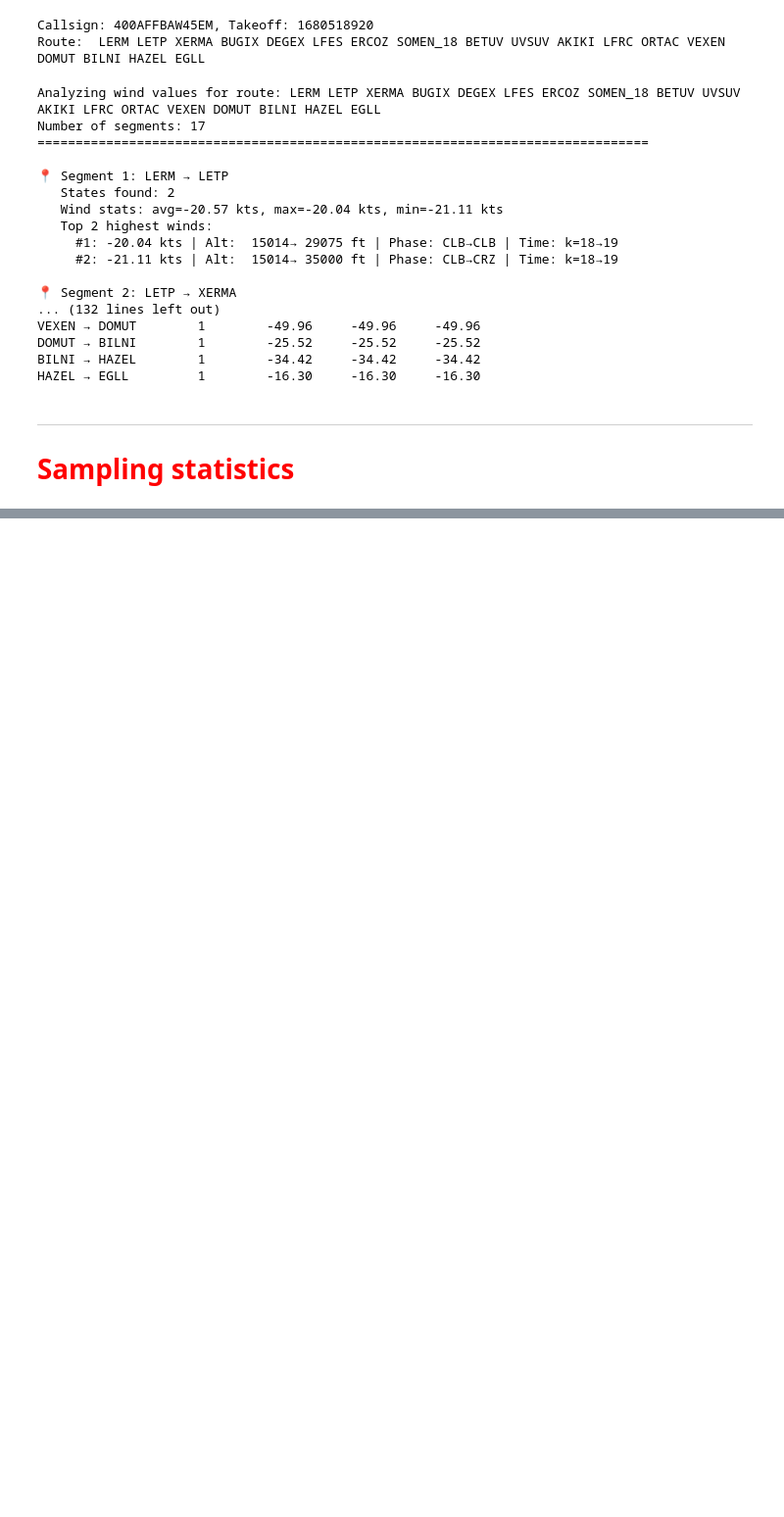
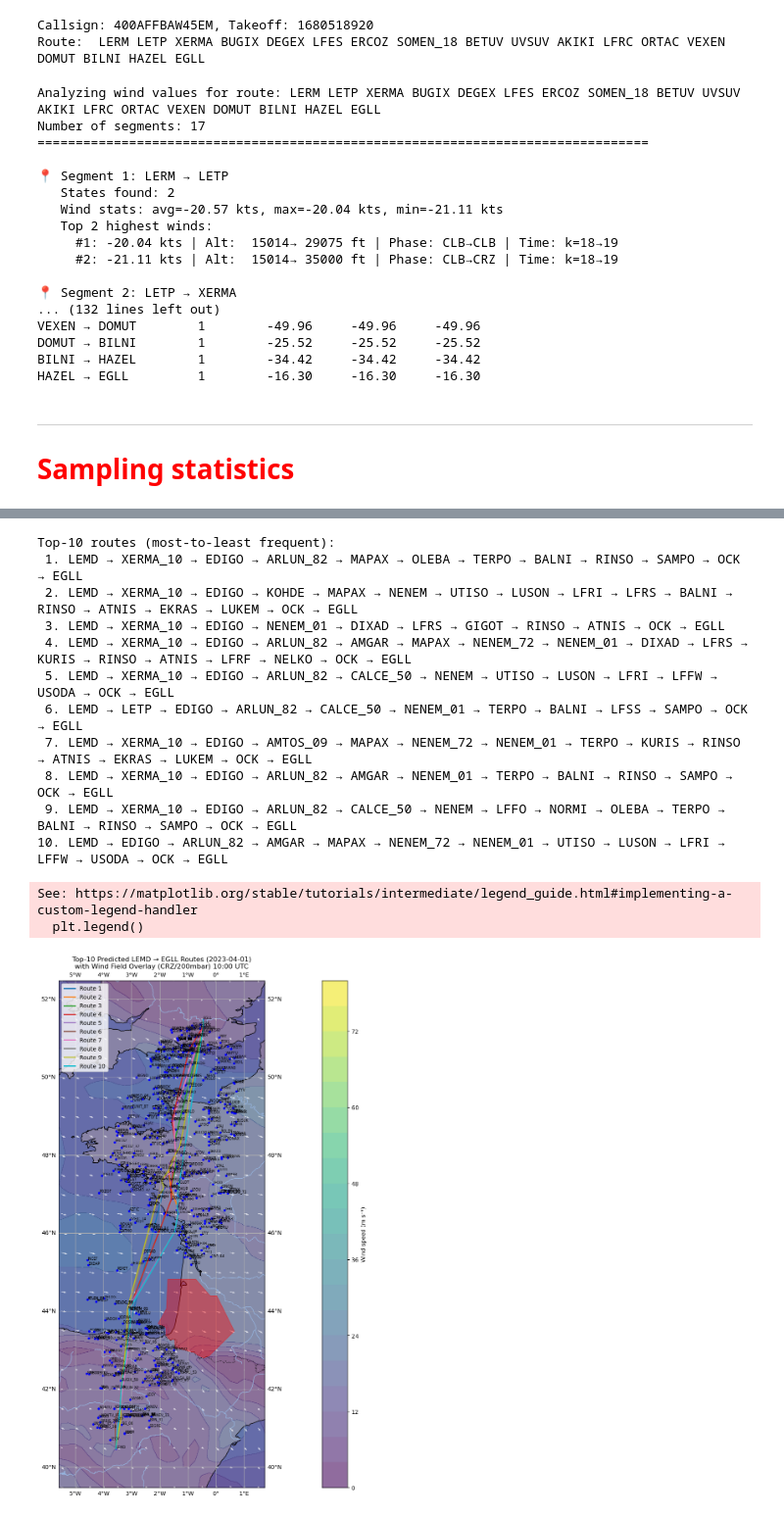
Before and after one commit to thinhhoang95/project-equinox, a Jupyter notebook: notebooks/trespass_preferences_wind_posttrain.ipynb, the cells around one changed output, grey strips where cells are left out. Shown at 98% size. Cells and saved outputs as stored; diff of their text form; code cells hidden in the pictures; blank space fills up the shorter version.

Commit message:
Bordeaux avoidance option

```diff
--- a/notebooks/trespass_preferences_wind_posttrain.ipynb
+++ b/notebooks/trespass_preferences_wind_posttrain.ipynb
@@ -1160,10 +1196,12 @@ import cartopy.crs as ccrs
 
 from equinox.helpers.plotters import plot_routes_on_map   # provided helper
 
+sectors_to_avoid = ["LFBBZ3"]
+
 # ----------------------------------------------------------------------
 # 2. Parse trajectory file and count identical routes
 # ----------------------------------------------------------------------
-traj_file = "../data/graph/trajectories/LEMD_EGLL_2023_04_01_CLB_trajectories.txt"
+traj_file = "../data/cases/LEMD_EGLL/samples/flight0_CLB_trajectories.txt"
 
 route_counter: Counter[str] = Counter()
 
@@ -1196,24 +1234,25 @@ import numpy as np                        #  NEW
 # ----------------------------------------------------------------------
 # 0.  Open the wind data set
 # ----------------------------------------------------------------------
-era_file = "../data/era5/2024-04-01.nc"  # adjust if needed
+era_file = "../data/era5/2023-04-01.nc"  # adjust if needed
 ds       = xr.open_dataset(era_file)
 
 time_dim  = "valid_time" if "valid_time" in ds.dims else "time"
 level_dim = "pressure_level"             # ERA5 pressure-level name
 u_var, v_var = "u", "v"                  # change to 'u10'/'v10' for 10-m winds
 
-u = ds[u_var].isel({time_dim: 10, level_dim: 0})   # pressure-level 0, time 0
-v = ds[v_var].isel({time_dim: 10, level_dim: 0})
+u = ds[u_var].isel({time_dim: 7, level_dim: 0})   # pressure-level 0, time 0
+v = ds[v_var].isel({time_dim: 7, level_dim: 0})
 speed = np.sqrt(u**2 + v**2)
 
 # ----------------------------------------------------------------------
 # 1.  Plot wind-speed field first (so routes are drawn on top)
 # ----------------------------------------------------------------------
-fig = plt.figure(figsize=(48, 16))
+fig = plt.figure(figsize=(36, 16))
 ax  = fig.add_subplot(1, 1, 1, projection=ccrs.PlateCarree())
 
-cmap_levels = np.linspace(0, speed.max().values, 21)      # 20 equally spaced levels
+cmap_levels = np.linspace(0, 80, 21)      # 20 equally spaced levels
+
 cf = ax.contourf(u.longitude, u.latitude, speed,
                  levels=cmap_levels,
                  cmap="viridis",
@@ -1226,30 +1265,66 @@ cbar = fig.colorbar(cf, ax=ax, orientation="vertical",
 
 # Add wind direction quivers on top of the wind speed field
 
 # Subsample the wind field for quiver plotting to avoid overplotting
 quiver_step = 2  # adjust for density; higher = sparser
 lon_2d, lat_2d = np.meshgrid(u.longitude.values, u.latitude.values)
 
 # Subsample arrays
 lon_sub = lon_2d[::quiver_step, ::quiver_step]
 lat_sub = lat_2d[::quiver_step, ::quiver_step]
 u_sub = u.values[::quiver_step, ::quiver_step]
 v_sub = v.values[::quiver_step, ::quiver_step]
 
 # Plot quivers (wind barbs) for direction
 q = ax.quiver(
     lon_sub, lat_sub, u_sub, v_sub,
     scale=700, width=0.003, headwidth=3, headlength=4,
     color='white', alpha=0.7, zorder=2, transform=ccrs.PlateCarree()
 )
 
+# ----------------------------------------------------------------------
+# 2.  Plot the sectors to avoid
+# ----------------------------------------------------------------------
+
+import geopandas as gpd
+
+geojson_path = "../data/airspace/sectors.geojson"
+all_sectors = gpd.read_file(geojson_path)
+excluded_sectors = all_sectors[all_sectors["sector_id"].isin(sectors_to_avoid)]
+
+if not excluded_sectors.empty:
+    excluded_sectors.plot(
+        ax=ax,
+        edgecolor="red",
+        facecolor="red",
+        alpha=0.4,
+        zorder=3,
+        label="Sectors to avoid"
+    )
+
+
 
 # ----------------------------------------------------------------------
 # 2.  Now draw the routes on top
 # ----------------------------------------------------------------------
 plot_routes_on_map(G, top_10_routes, ax=ax)   # helper already imported
 
 ax.set_title("Top-10 Predicted LEMD → EGLL Routes (2023-04-01)\n"
              "with Wind Field Overlay (CRZ/200mbar) 10:00 UTC")
 plt.legend()
 plt.show()
+# %% [output]
+Top-10 routes (most-to-least frequent):
+ 1. LEMD → XERMA_10 → EDIGO → ARLUN_82 → MAPAX → OLEBA → TERPO → BALNI → RINSO → SAMPO → OCK → EGLL
+ 2. LEMD → XERMA_10 → EDIGO → KOHDE → MAPAX → NENEM → UTISO → LUSON → LFRI → LFRS → BALNI → RINSO → ATNIS → EKRAS → LUKEM → OCK → EGLL
+ 3. LEMD → XERMA_10 → EDIGO → NENEM_01 → DIXAD → LFRS → GIGOT → RINSO → ATNIS → OCK → EGLL
+ 4. LEMD → XERMA_10 → EDIGO → ARLUN_82 → AMGAR → MAPAX → NENEM_72 → NENEM_01 → DIXAD → LFRS → KURIS → RINSO → ATNIS → LFRF → NELKO → OCK → EGLL
+ 5. LEMD → XERMA_10 → EDIGO → ARLUN_82 → CALCE_50 → NENEM → UTISO → LUSON → LFRI → LFFW → USODA → OCK → EGLL
+ 6. LEMD → LETP → EDIGO → ARLUN_82 → CALCE_50 → NENEM_01 → TERPO → BALNI → LFSS → SAMPO → OCK → EGLL
+ 7. LEMD → XERMA_10 → EDIGO → AMTOS_09 → MAPAX → NENEM_72 → NENEM_01 → TERPO → KURIS → RINSO → ATNIS → EKRAS → LUKEM → OCK → EGLL
+ 8. LEMD → XERMA_10 → EDIGO → ARLUN_82 → AMGAR → NENEM_01 → TERPO → BALNI → RINSO → SAMPO → OCK → EGLL
+ 9. LEMD → XERMA_10 → EDIGO → ARLUN_82 → CALCE_50 → NENEM → LFFO → NORMI → OLEBA → TERPO → BALNI → RINSO → SAMPO → OCK → EGLL
+10. LEMD → EDIGO → ARLUN_82 → AMGAR → MAPAX → NENEM_72 → NENEM_01 → UTISO → LUSON → LFRI → LFFW → USODA → OCK → EGLL
+See: https://matplotlib.org/stable/tutorials/intermediate/legend_guide.html#implementing-a-custom-legend-handler
+  plt.legend()
+[figure, added]
```
Also changed, not shown: parts of 2 cells of this notebook, 6 other files.
